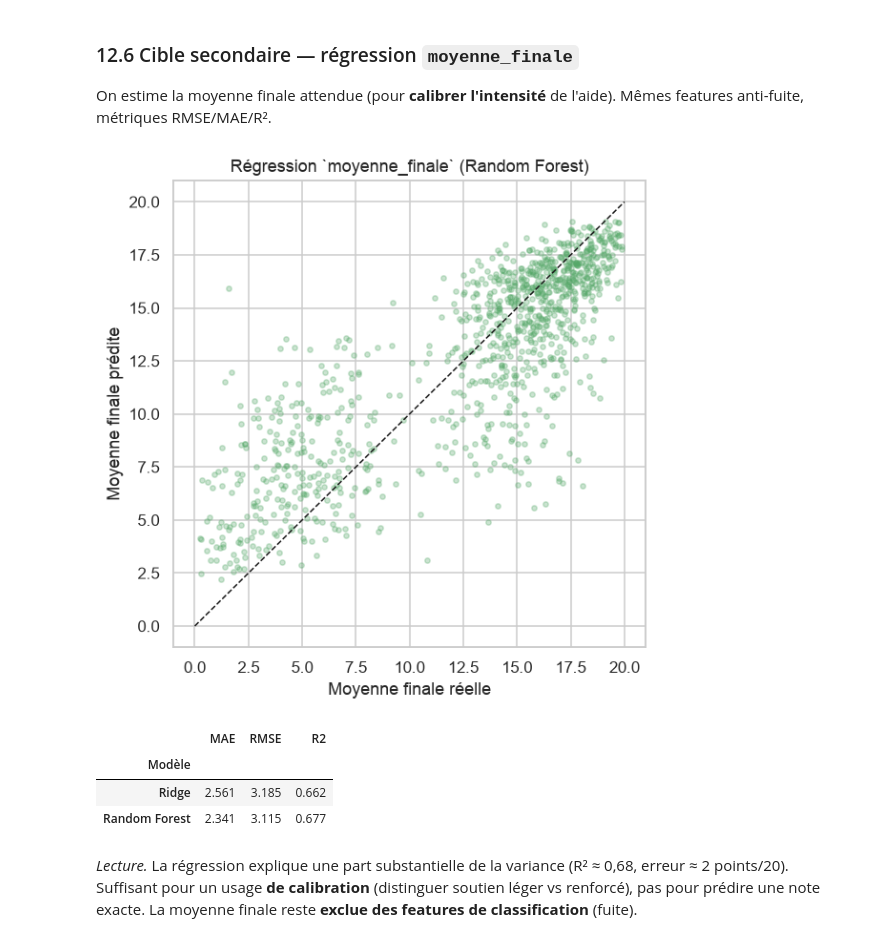
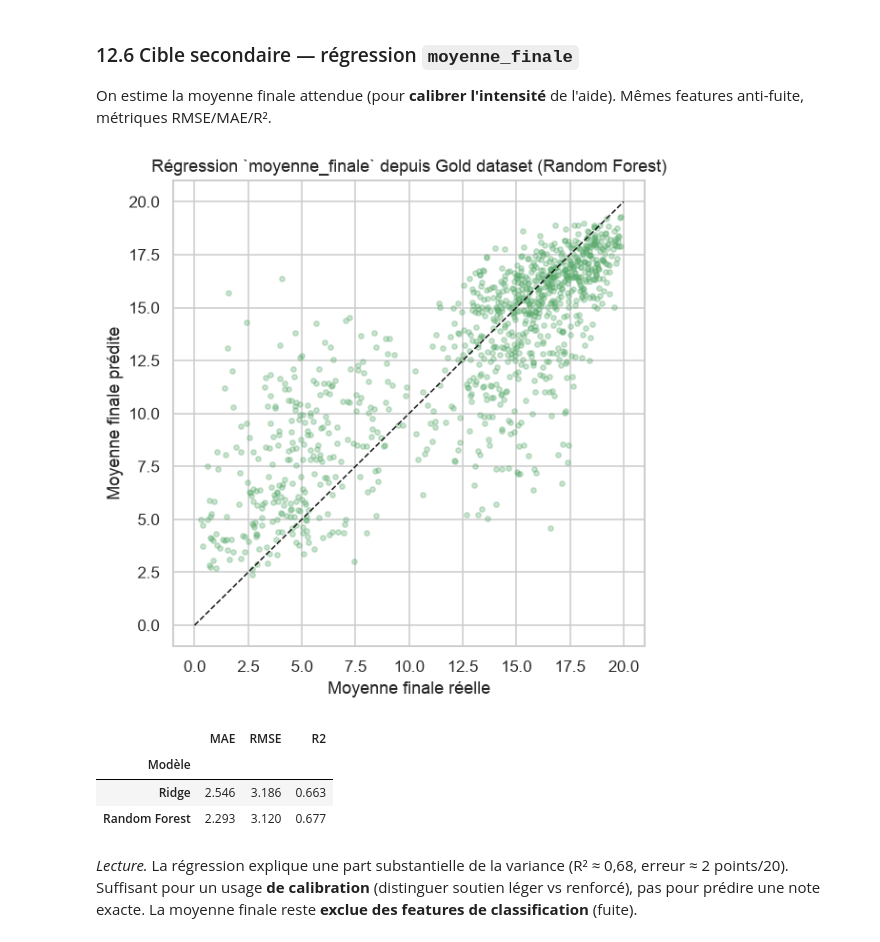
Before and after one commit to MichaeLab34/examen, a Jupyter notebook: notebooks/decrochage_etudiant.ipynb, the cells around one changed output. Cells and saved outputs as stored; diff of their text form; code cells hidden in the pictures.

Commit message:
feat(mlops): align rgpd medallion gold workflow

```diff
--- a/notebooks/decrochage_etudiant.ipynb
+++ b/notebooks/decrochage_etudiant.ipynb
@@ -390,16 +441,32 @@ On exclut explicitement des variables explicatives :
 
 Ce périmètre est **codé** dans `features.scoring_feature_columns` et **vérifié** par `features.assert_no_leakage` (garde-fou qui lève une erreur si une colonne interdite se glisse dans les features).
 # %%
-feature_cols = F.scoring_feature_columns(df)
-F.assert_no_leakage(feature_cols)  # lève une AssertionError en cas de fuite
+# Recharge de sécurité si cette cellule est exécutée seule après modification de src/decrochage/training.py.
+T = importlib.reload(T)
+if not hasattr(T, "build_gold_dataset"):
+    raise RuntimeError(
+        "Le kernel utilise une ancienne version de decrochage.training. "
+        "Redémarre le kernel puis lance Run All."
+    )
 
-X = df[feature_cols].copy()
-y_clf = df[F.TARGET_CLF].astype(int).values
-y_reg = df[F.TARGET_REG].values
+gold_dataset, feature_cols = T.build_gold_dataset(
+    silver_dataset,
+    random_state=RANDOM_STATE,
+)
+
+# Source unique pour la modélisation à partir de ce point.
+X = gold_dataset[feature_cols].copy()
+y_clf = gold_dataset[F.TARGET_CLF].astype(int)
+y_reg = gold_dataset[F.TARGET_REG].astype(float)
 
 num_cols = X.select_dtypes(include="number").columns.tolist()
 cat_cols = X.select_dtypes(include="object").columns.tolist()
 
+print(
+    f"Gold dataset : {gold_dataset.shape[0]} lignes, "
+    f"{len(feature_cols)} features, labels {[F.TARGET_CLF, F.TARGET_REG]}"
+)
+print("Répartition split Gold :", gold_dataset["split_set"].value_counts().to_dict())
 print(f"Features de scoring : {len(feature_cols)}  ({len(num_cols)} num + {len(cat_cols)} cat)")
 print("\nExclues pour fuite / leurre / id :")
 for grp, cols in [
@@ -409,5 +476,5 @@ for grp, cols in [
     ("Leurres", F.LEURRE_COLS),
 ]:
     print(f"  - {grp:18s}: {cols}")
-print("\n[OK] Aucune colonne interdite dans les features (garde-fou passé).")
+print("\n[OK] X, y_clf et y_reg proviennent du Gold dataset construit par src/decrochage/training.py.")
 # %% [output]
@@ -970,43 +1054,47 @@ from sklearn.ensemble import RandomForestRegressor
 from sklearn.linear_model import Ridge
 from sklearn.metrics import mean_absolute_error, mean_squared_error, r2_score
 
-Xr_tr, Xr_te, yr_tr, yr_te = train_test_split(X, y_reg, test_size=0.2, random_state=RANDOM_STATE)
+reg_train_mask = gold_dataset["split_set"].isin(["train", "validation"])
+reg_test_mask = gold_dataset["split_set"].eq("test")
+Xr_tr, Xr_te = X.loc[reg_train_mask], X.loc[reg_test_mask]
+yr_tr, yr_te = y_reg.loc[reg_train_mask], y_reg.loc[reg_test_mask]
+
 reg_rows = []
 for nom, reg in [
     ("Ridge", Ridge()),
     (
         "Random Forest",
         RandomForestRegressor(n_estimators=300, random_state=RANDOM_STATE, n_jobs=N_JOBS),
     ),
 ]:
     rp = Pipeline([("pre", preprocess), ("reg", reg)]).fit(Xr_tr, yr_tr)
     p = rp.predict(Xr_te)
     reg_rows.append(
         {
             "Modèle": nom,
             "MAE": mean_absolute_error(yr_te, p),
             "RMSE": np.sqrt(mean_squared_error(yr_te, p)),
             "R2": r2_score(yr_te, p),
         }
     )
 reg_res = pd.DataFrame(reg_rows).set_index("Modèle").round(3)
 
 fig, ax = plt.subplots(figsize=(5.5, 5.5))
 ax.scatter(yr_te, p, alpha=0.3, s=12, color="#55A868")
 ax.plot([0, 20], [0, 20], "k--", lw=1)
 ax.set_xlabel("Moyenne finale réelle")
 ax.set_ylabel("Moyenne finale prédite")
-ax.set_title("Régression `moyenne_finale` (Random Forest)")
+ax.set_title("Régression `moyenne_finale` depuis Gold dataset (Random Forest)")
 plt.tight_layout()
 plt.savefig(FIG / "regression.png", bbox_inches="tight")
 plt.show()
 reg_res
 # %% [output]
-[figure, old version]
+[figure, new version]
 |  | MAE | RMSE | R2 |
 | Modèle |  |  |  |
-| Ridge | 2.561 | 3.185 | 0.662 |
-| Random Forest | 2.341 | 3.115 | 0.677 |
+| Ridge | 2.546 | 3.186 | 0.663 |
+| Random Forest | 2.293 | 3.120 | 0.677 |
 # %% [markdown]
 *Lecture.* La régression explique une part substantielle de la variance (R² ≈ 0,68, erreur ≈ 2 points/20). Suffisant pour un usage **de calibration** (distinguer soutien léger vs renforcé), pas pour prédire une note exacte. La moyenne finale reste **exclue des features de classification** (fuite).
 # %% [markdown]
```
Also changed, not shown: parts of 31 cells of this notebook, 23 other files.
